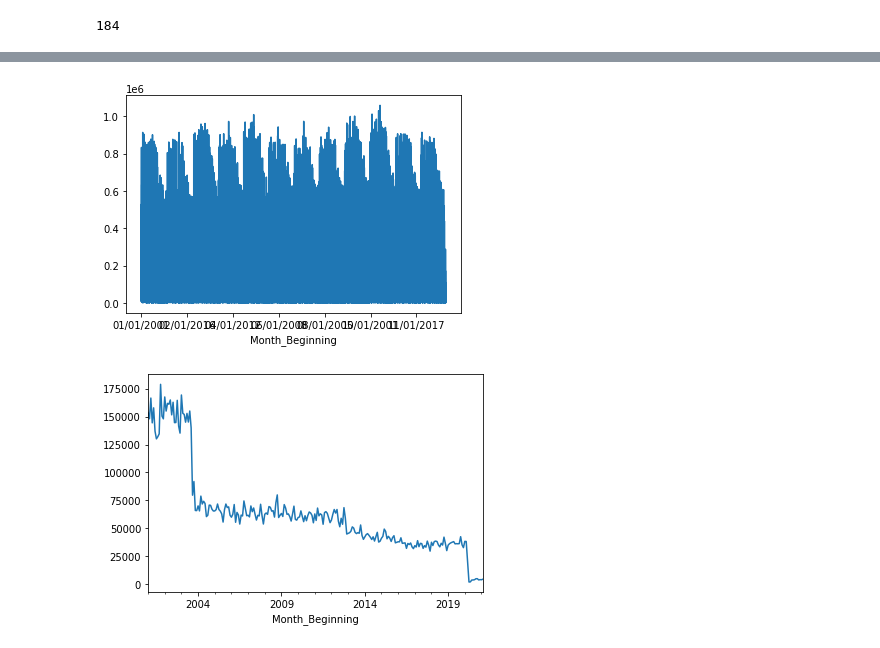
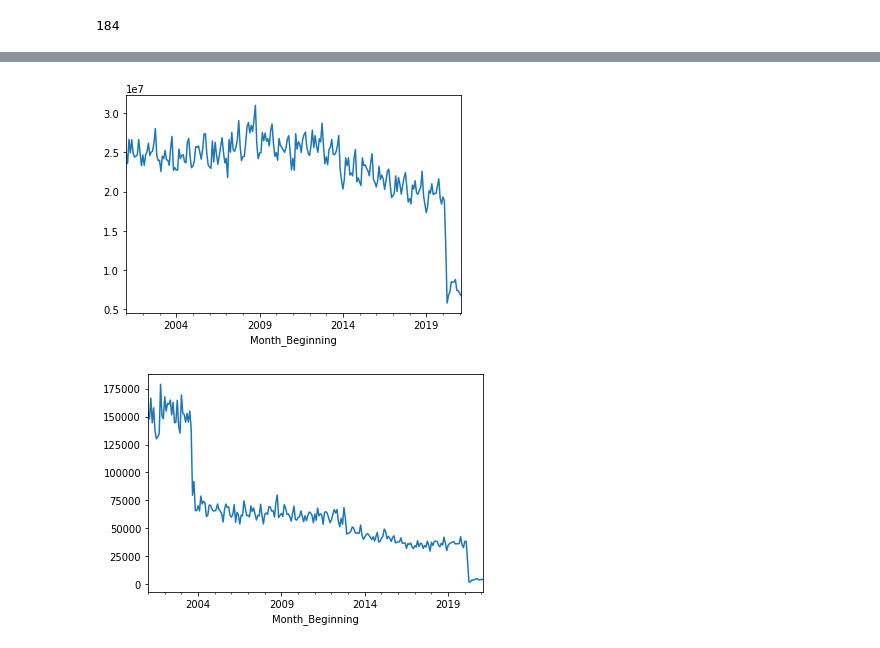
Before and after one commit to LamSingkit/Chicago_public_transport_project, a Jupyter notebook: Shengjie_Folder/Ridership.ipynb, the cells around one changed output, grey strips where cells are left out. Saved outputs shown, nothing was run; the diff lists cells and outputs as text; code cells hidden in the pictures.

Commit message:
fix time index

```diff
--- a/Shengjie_Folder/Ridership.ipynb
+++ b/Shengjie_Folder/Ridership.ipynb
@@ -23,5 +25,6 @@ df['route'].nunique()
 184
 # %%
 plt.figure(figsize=(15,8))
-df.groupby('Month_Beginning').sum()['MonthTotal'].plot()
+df_total = df.groupby('Month_Beginning').sum()[['MonthTotal']].copy()
+#df_total.sort_index(inplace=True)
 # %% [output]
@@ -30,6 +32,7 @@ df.groupby('Month_Beginning').sum()['MonthTotal'].plot()
-# %%
-df['MonthTotal'].plot();
-# %% [output]
-[figure, removed]
+# %%
+df_total.sort_index(inplace=True)
+df_total['MonthTotal'].plot();
+# %% [output]
+[figure, added]
 # %%
 df_1 = df[df['route']=='1'].copy()
```
Also changed, not shown: parts of 7 cells of this notebook.
